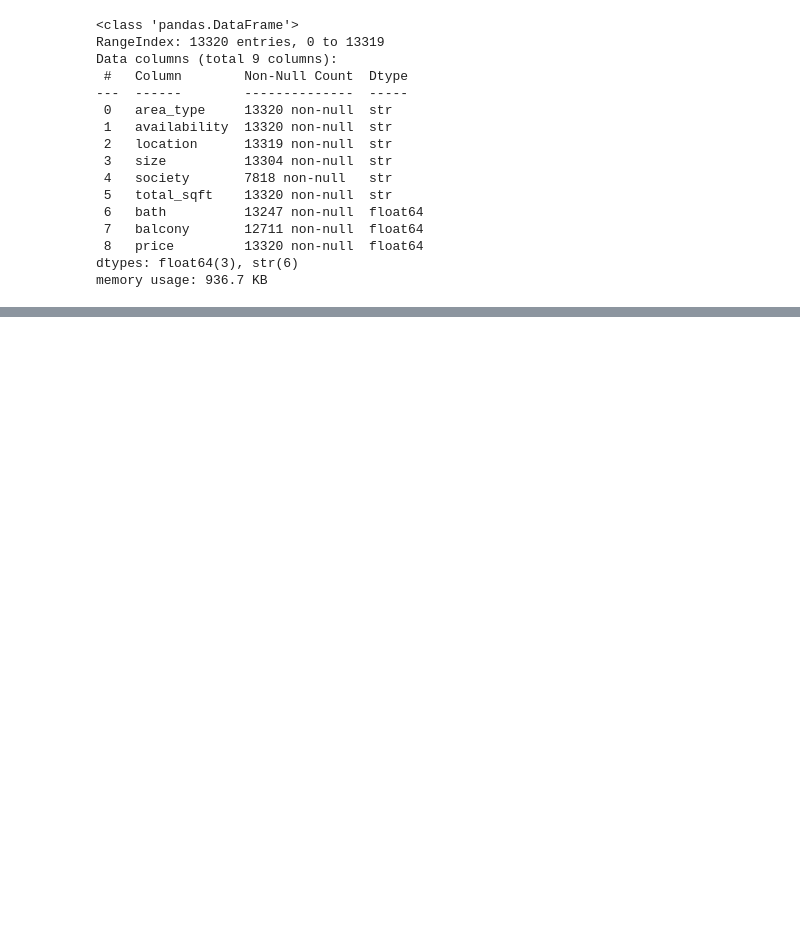
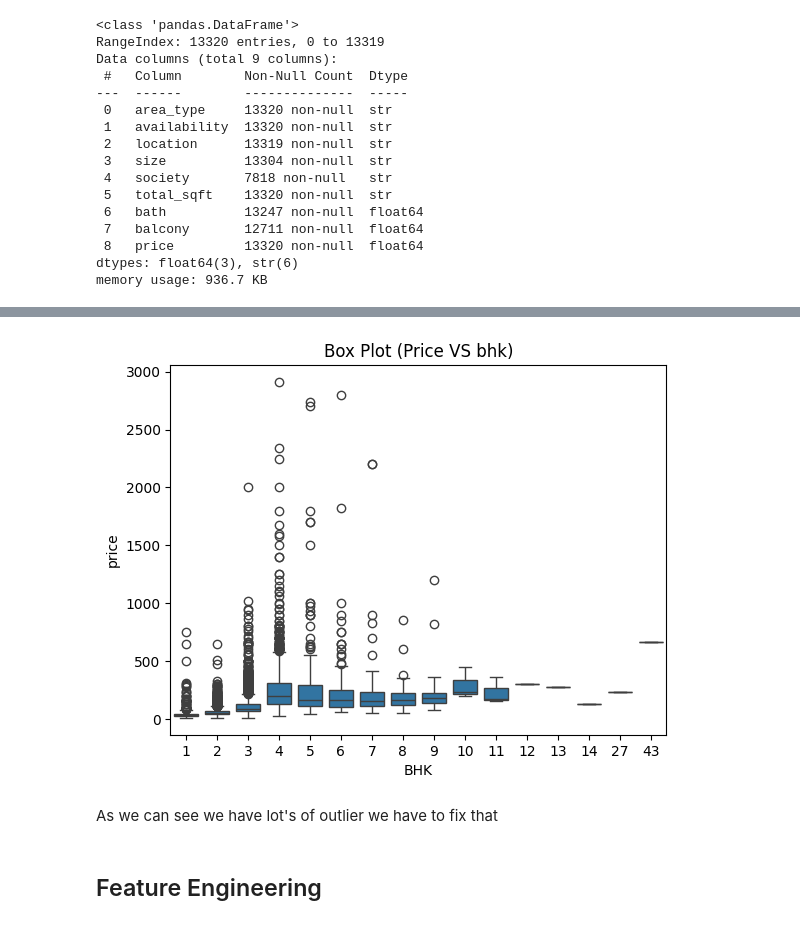
Before and after one commit to Mansharma8824/House-Price-Prediction, a Jupyter notebook: notebooks/House_data_cleaning.ipynb, the cells around one changed output, grey strips where cells are left out. Drawn from its saved outputs; the diff is of its cells as text; code cells hidden in the pictures; blank space fills up the shorter version.

```diff
--- a/notebooks/House_data_cleaning.ipynb
+++ b/notebooks/House_data_cleaning.ipynb
@@ -185,3 +101,16 @@ print(df.shape)
+# %%
+# box plot price vs bhk
+plt.Figure(figsize=(10,6))
+sns.boxplot(y= df['price'],x=df['bhk'])
+plt.title("Box Plot (Price VS bhk)")
+plt.xlabel("BHK")
+plt.show()
+# %% [output]
+[figure, added]
+# %% [markdown]
+As we can see we have lot's of outlier we have to fix that
+# %% [markdown]
+## Feature Engineering
 # %%
 df.info()
 # %% [output]
```
Also changed, not shown: parts of 83 cells of this notebook, 6 other files.
